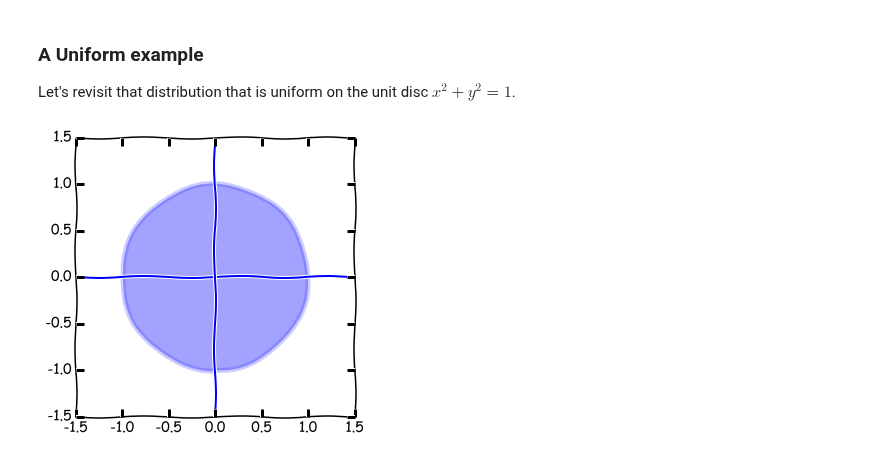
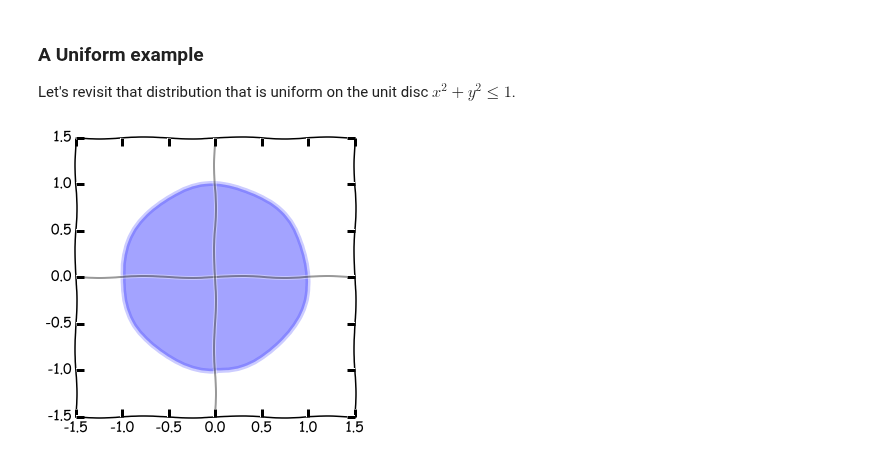
Before and after one commit to buruzaemon/stats-110, a Jupyter notebook: Lecture_19.ipynb, the cells around one changed output. Drawn from its saved outputs; the diff is of its cells as text; code cells hidden in the pictures.

```diff
--- a/Lecture_19.ipynb
+++ b/Lecture_19.ipynb
@@ -75,26 +75,26 @@ These statements are equivalent, but in most cases it might be easier to work th
 # %% [markdown]
 ### A Uniform example
 
-Let's revisit that distribution that is uniform on the unit disc $x^2 + y^2 = 1$.
+Let's revisit that distribution that is uniform on the unit disc $x^2 + y^2 \le 1$.
 # %%
 import matplotlib
 import numpy as np
 import matplotlib.pyplot as plt
 %matplotlib inline
 
 plt.xkcd()
 
 fig = plt.figure(figsize = (5.0,5.0))
 ax = fig.add_subplot(1, 1, 1)
 ax.set_xlim([-1.5,1.5])
 ax.set_ylim([-1.5,1.5])
 circ = plt.Circle((0, 0), radius=1.0, color="b", alpha=0.2, lw=5)
 ax.add_patch(circ)
-plt.axhline(0)
-plt.axvline(0)
+plt.axhline(0, color="black", alpha=0.4)
+plt.axvline(0, color="black", alpha=0.4)
 plt.show()
 # %% [output]
-[figure, old version]
+[figure, new version]
 # %% [markdown]
 #### Joint PDF
 
```
Also changed, not shown: parts of 9 cells of this notebook.
